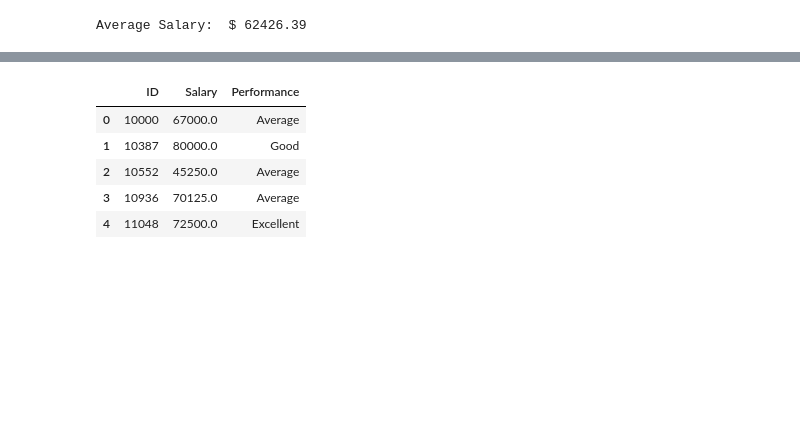
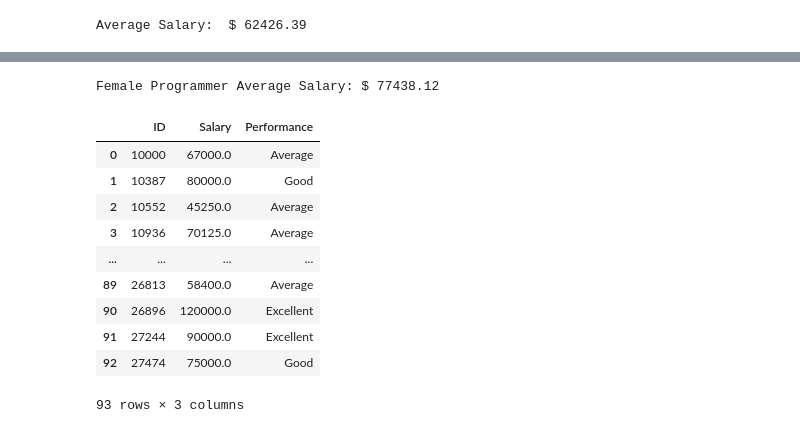
Before and after one commit to Yxtsu-unu/CI345---ML, a Jupyter notebook: HW1_GameSalary_Analysis_Soledad Rodriguez.ipynb, the cells around one changed output, grey strips where cells are left out. Saved outputs shown, nothing was run; the diff lists cells and outputs as text; code cells hidden in the pictures; blank space fills up the shorter version.

```diff
--- a/HW1_GameSalary_Analysis_Soledad Rodriguez.ipynb
+++ b/HW1_GameSalary_Analysis_Soledad Rodriguez.ipynb
@@ -230,12 +256,25 @@ Average Salary:  $ 62426.39
+# %%
+# 12) Display Female Programmer's average salary
+
+female_prog_avg = df[(df['Gender'] == 'F') & (df['Title'].str.contains('Programmer'))]['Salary'].mean()
+print('Female Programmer Average Salary: $', format(female_prog_avg, '.2f'))
+# %% [output]
+Female Programmer Average Salary: $ 77438.12
 # %%
 # 13) Only diplay three columns: ID, Salary, Performance
+df[['ID', 'Salary', 'Performance']]
 # %% [output]
 |  | ID | Salary | Performance |
 | 0 | 10000 | 67000.0 | Average |
 | 1 | 10387 | 80000.0 | Good |
 | 2 | 10552 | 45250.0 | Average |
 | 3 | 10936 | 70125.0 | Average |
-| 4 | 11048 | 72500.0 | Excellent |
+| ... | ... | ... | ... |
+| 89 | 26813 | 58400.0 | Average |
+| 90 | 26896 | 120000.0 | Excellent |
+| 91 | 27244 | 90000.0 | Excellent |
+| 92 | 27474 | 75000.0 | Good |
+93 rows × 3 columns
 # %%
 # 14)
 # A) Show all Titles name with no duplicate,
```
Also changed, not shown: parts of 14 cells of this notebook.
